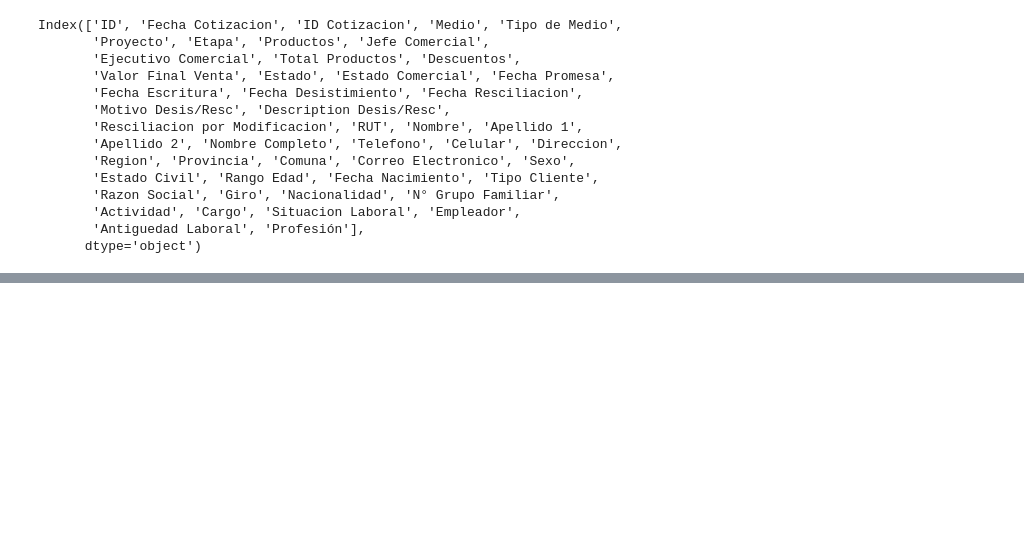
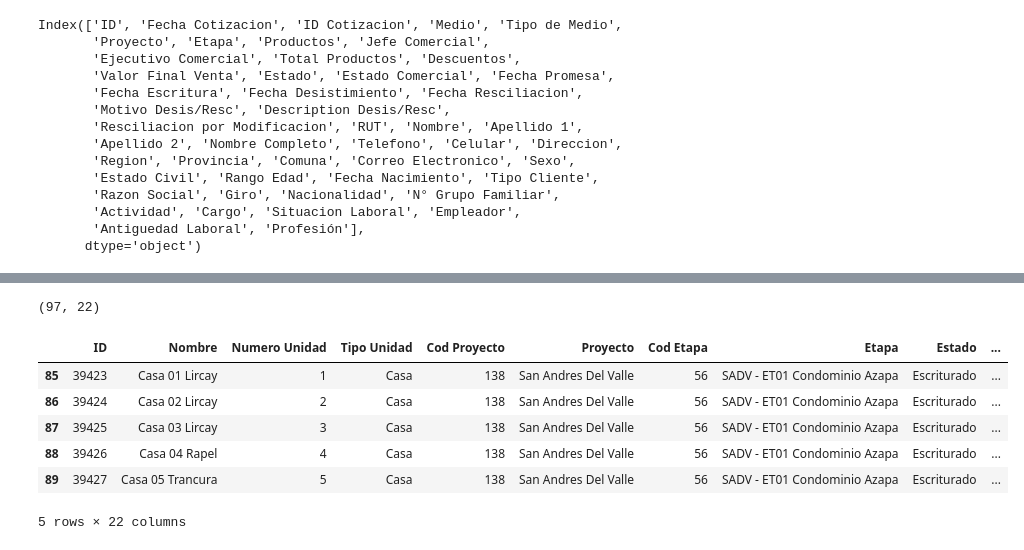
Before and after one commit to jcardenaslie/AitueDataPlotly_web, a Jupyter notebook: Plotly lab.ipynb, the cells around one changed output, grey strips where cells are left out. Saved outputs shown, nothing was run; the diff lists cells and outputs as text; code cells hidden in the pictures; blank space fills up the shorter version.

```diff
--- a/Plotly lab.ipynb
+++ b/Plotly lab.ipynb
@@ -305,0 +86,15 @@ py.iplot(fig, filename='line-mode')
+# %%
+#Total productos disponibles
+print(prod_sdv[prod_sdv['Estado']=='Disponible'].shape)
+# %% [output]
+(97, 22)
+# %%
+prod_sdv.head()
+# %% [output]
+|  | ID | Nombre | Numero Unidad | Tipo Unidad | Cod Proyecto | Proyecto | Cod Etapa | Etapa | Estado | ... |
+| 85 | 39423 | Casa 01 Lircay | 1 | Casa | 138 | San Andres Del Valle | 56 | SADV - ET01 Condominio Azapa | Escriturado | ... |
+| 86 | 39424 | Casa 02 Lircay | 2 | Casa | 138 | San Andres Del Valle | 56 | SADV - ET01 Condominio Azapa | Escriturado | ... |
+| 87 | 39425 | Casa 03 Lircay | 3 | Casa | 138 | San Andres Del Valle | 56 | SADV - ET01 Condominio Azapa | Escriturado | ... |
+| 88 | 39426 | Casa 04 Rapel | 4 | Casa | 138 | San Andres Del Valle | 56 | SADV - ET01 Condominio Azapa | Escriturado | ... |
+| 89 | 39427 | Casa 05 Trancura | 5 | Casa | 138 | San Andres Del Valle | 56 | SADV - ET01 Condominio Azapa | Escriturado | ... |
+5 rows × 22 columns
```
Also changed, not shown: parts of 57 cells of this notebook, 11 other files.
